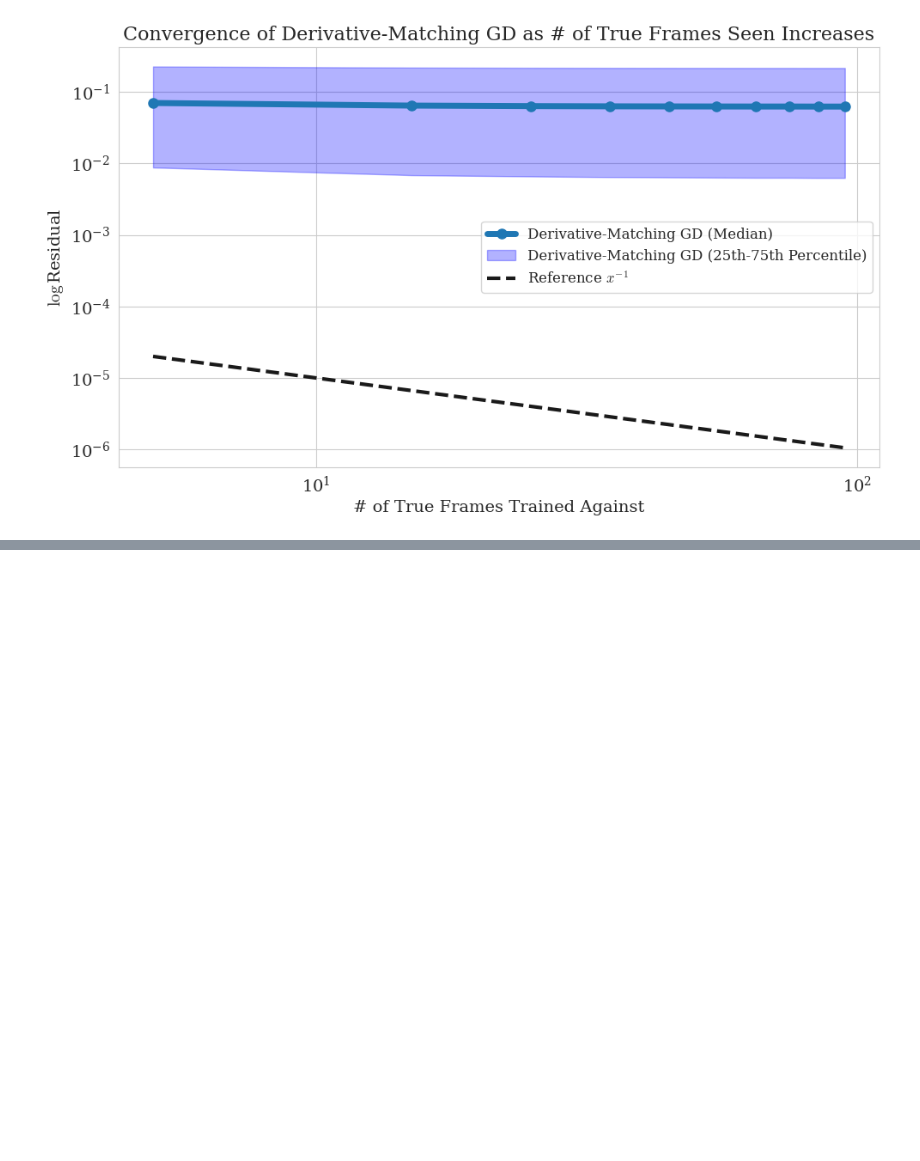
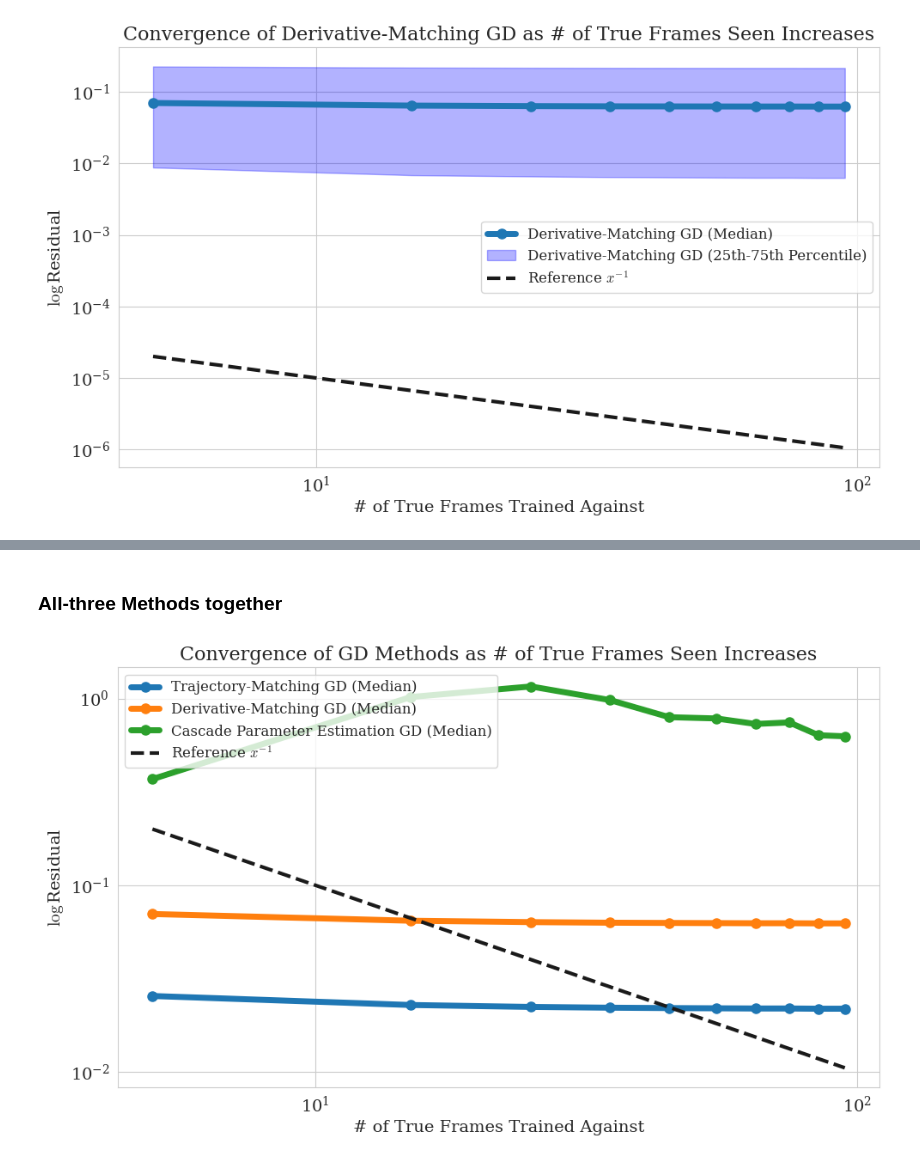
Before and after one commit to dkrawciw/PDE-Constrained-Optimization, a Jupyter notebook: notebooks/parameter_estimation.ipynb, the cells around one changed output, grey strips where cells are left out. Cells and saved outputs as stored; diff of their text form; code cells hidden in the pictures; blank space fills up the shorter version.

```diff
--- a/notebooks/parameter_estimation.ipynb
+++ b/notebooks/parameter_estimation.ipynb
@@ -93,0 +119,36 @@ plt.show()
+# %% [markdown]
+### All-three Methods together
+# %%
+with open(OUTPUT_DIR / "residual_trajectory_matching.pkl", "rb") as f:
+    trajectory_data = pkl.load(f)
+
+with open(OUTPUT_DIR / "residual_derivative_matching.pkl", "rb") as f:
+    derivative_data = pkl.load(f)
+
+with open(OUTPUT_DIR / "residual_cascade_parameter_estimation.pkl", "rb") as f:
+    cascade_data = pkl.load(f)
+
+num_frames_list = cascade_data["num_frames_list"]
+trajectory_samples = trajectory_data["residual_samples"]
+derivative_samples = derivative_data["residual_samples"]
+cascade_samples = cascade_data["residual_samples"]
+
+plt.figure(figsize=(10, 6))
+
+plt.loglog(num_frames_list, np.percentile(trajectory_samples, 50, axis=1), marker="o", label="Trajectory-Matching GD (Median)", linewidth=5, markersize=8)
+# plt.fill_between(num_frames_list, np.percentile(trajectory_samples, 25, axis=1), np.percentile(trajectory_samples, 75, axis=1), alpha=0.3, label="Trajectory-Matching GD (25th-75th Percentile)", color="blue")
+
+plt.loglog(num_frames_list, np.percentile(derivative_samples, 50, axis=1), marker="o", label="Derivative-Matching GD (Median)", linewidth=5, markersize=8)
+# plt.fill_between(num_frames_list, np.percentile(derivative_samples, 25, axis=1), np.percentile(derivative_samples, 75, axis=1), alpha=0.3, label="Derivative-Matching GD (25th-75th Percentile)", color="orange")
+
+plt.loglog(num_frames_list, np.percentile(cascade_samples, 50, axis=1), marker="o", label="Cascade Parameter Estimation GD (Median)", linewidth=5, markersize=8)
+# plt.fill_between(num_frames_list, np.percentile(cascade_samples, 25, axis=1), np.percentile(cascade_samples, 75, axis=1), alpha=0.3, label="Cascade Parameter Estimation GD (25th-75th Percentile)", color="green")
+
+plt.loglog(num_frames_list, 1/(np.array(num_frames_list)), "k--", label=r"Reference $x^{-1}$", linewidth=3)
+plt.xlabel("# of True Frames Trained Against")
+plt.ylabel(r"$\log$Residual")
+plt.title("Convergence of GD Methods as # of True Frames Seen Increases")
+plt.legend()
+plt.tight_layout()
+# %% [output]
+[figure, added]
```
Also changed, not shown: parts of 2 cells of this notebook.
